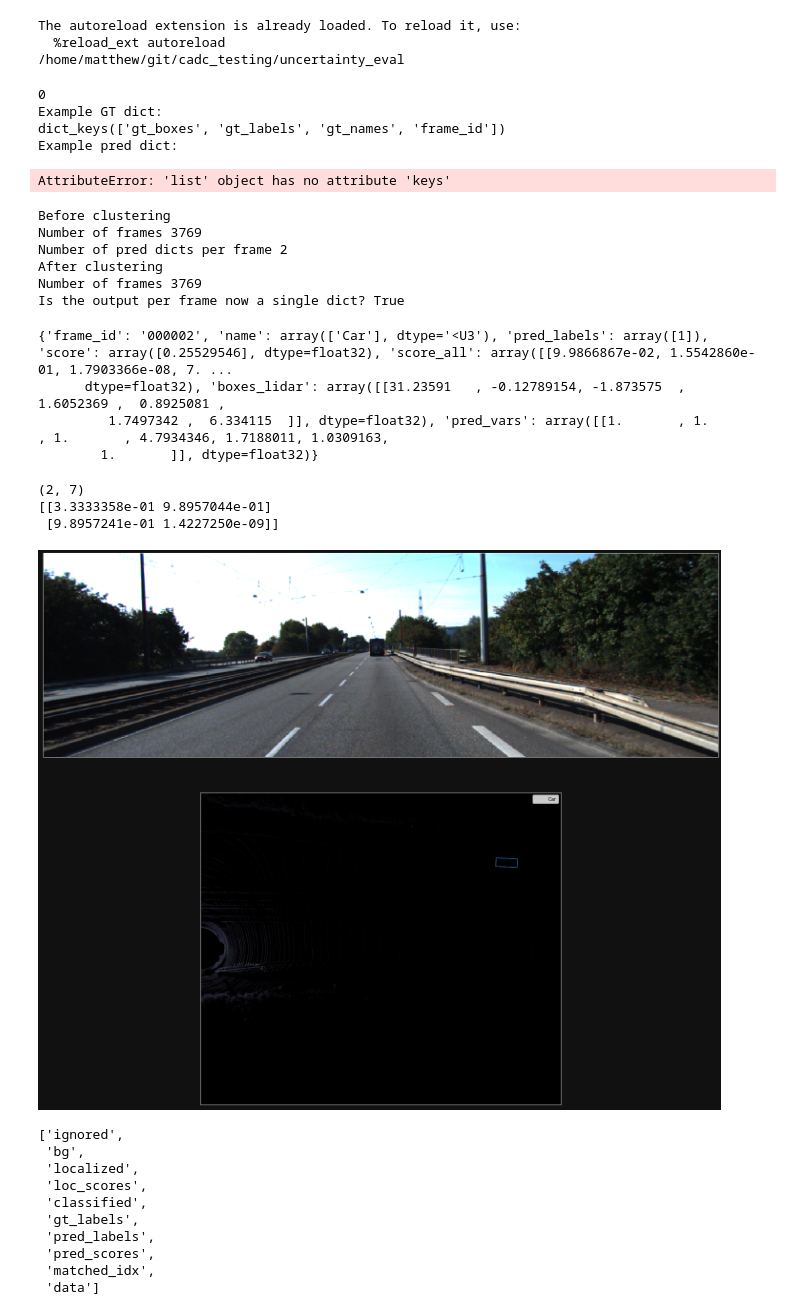
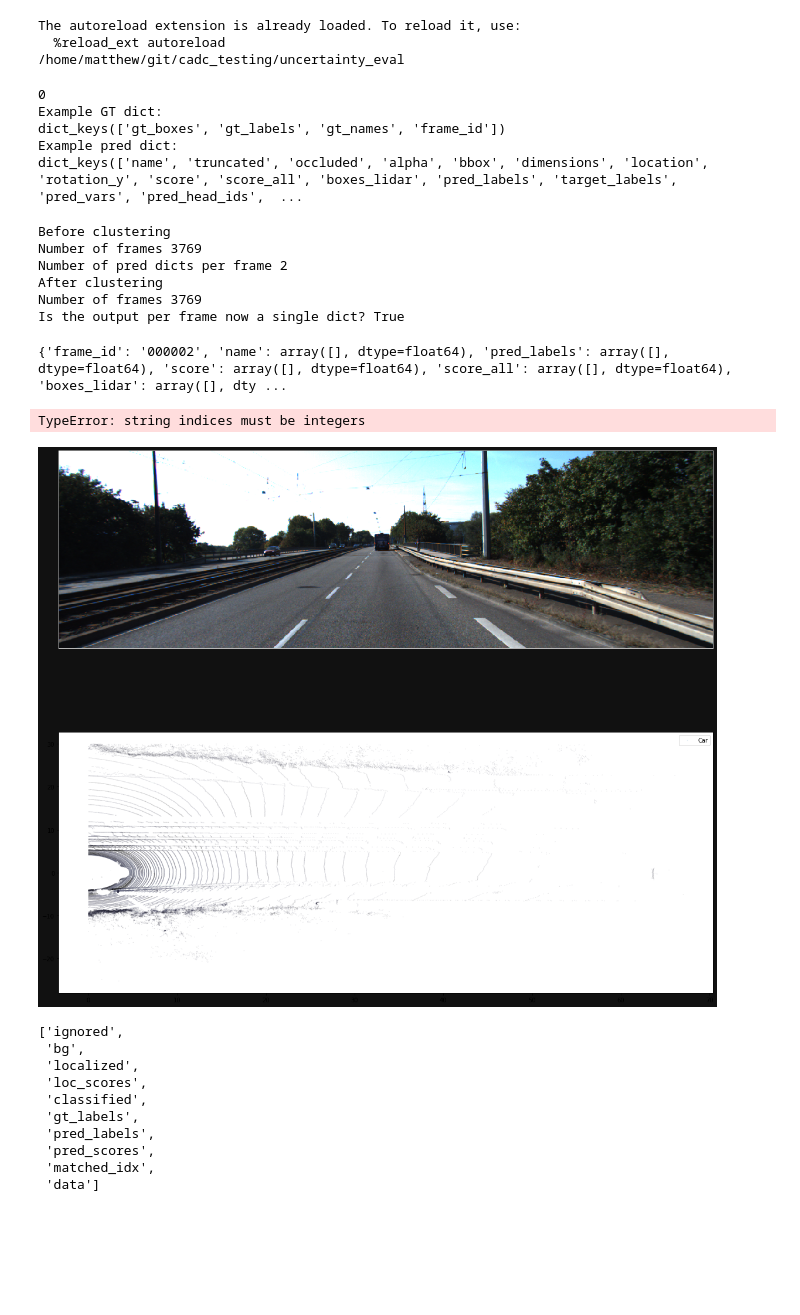
Before and after one commit to mpitropov/uncertainty_eval, a Jupyter notebook: detection_test_matthew.ipynb, the cells around one changed output. Cells and saved outputs as stored; diff of their text form; code cells hidden in the pictures; blank space fills up the shorter version.

Commit message:
cluster viz and bug fixes

```diff
--- a/detection_test_matthew.ipynb
+++ b/detection_test_matthew.ipynb
@@ -40,7 +40,7 @@ gts_path = os.path.join(logdir, 'gt.pkl')
 
 # Only one dict per frame
 logdir = '/home/matthew/git/cadc_testing/WISEOpenLidarPerceptron/output/kitti_models/pointpillar_var/dropout_120_epochs_seed_11/eval/eval_with_train/epoch_40/val'
-preds_path = os.path.join(logdir, 'result.pkl')
+preds_path = os.path.join(logdir, 'ensemble_result.pkl')
 
 # Clustering
 logdir = '/home/matthew/git/cadc_testing/uncertainty_eval'
@@ -96,22 +96,24 @@ gt_dicts, pred_dicts = load_dicts()
 print('Example GT dict:')
 print(gt_dicts[idx].keys())
 print('Example pred dict:')
-print(pred_dicts[idx].keys())
+print(pred_dicts[idx][0].keys())
 # %% [output]
 0
 Example GT dict:
 dict_keys(['gt_boxes', 'gt_labels', 'gt_names', 'frame_id'])
 Example pred dict:
+dict_keys(['name', 'truncated', 'occluded', 'alpha', 'bbox', 'dimensions', 'location', 'rotation_y', 'score', 'score_all', 'boxes_lidar', 'pred_labels', 'target_labels', 'pred_vars', 'pred_head_ids',  ...
-AttributeError: 'list' object has no attribute 'keys'
 # %%
 # Cluster pred_dicts
 from cluster import cluster_preds
+
+MIN_CLUSTER_SIZE = 3
 
 print("Before clustering")
 print("Number of frames", len(pred_dicts))
 print("Number of pred dicts per frame", len(pred_dicts[0]))
 
-pred_dicts = cluster_preds(pred_dicts)
+pred_dicts = cluster_preds(pred_dicts, MIN_CLUSTER_SIZE)
 
 print("After clustering")
 print("Number of frames", len(pred_dicts))
@@ -126,10 +128,7 @@ Is the output per frame now a single dict? True
 # %%
 print(pred_dicts[1])
 # %% [output]
-{'frame_id': '000002', 'name': array(['Car'], dtype='<U3'), 'pred_labels': array([1]), 'score': array([0.25529546], dtype=float32), 'score_all': array([[9.9866867e-02, 1.5542860e-01, 1.7903366e-08, 7. ...
-      dtype=float32), 'boxes_lidar': array([[31.23591   , -0.12789154, -1.873575  ,  1.6052369 ,  0.8925081 ,
-         1.7497342 ,  6.334115  ]], dtype=float32), 'pred_vars': array([[1.       , 1.       , 1.       , 4.7934346, 1.7188011, 1.0309163,
-        1.       ]], dtype=float32)}
+{'frame_id': '000002', 'name': array([], dtype=float64), 'pred_labels': array([], dtype=float64), 'score': array([], dtype=float64), 'score_all': array([], dtype=float64), 'boxes_lidar': array([], dty ...
 # %%
 ################################################################################
 #
@@ -171,38 +170,36 @@ class_colors = ['tab:gray', 'tab:blue', 'tab:cyan', 'tab:green', 'tab:gray']
 
 # Display all pred_dicts for a frame
 boxes = []
 for single_pred_dict in pred_dict:
-    for label, box in zip(np.argmax(single_pred_dict[0]['score_all'][:,:-1], axis=-1)+1, single_pred_dict[0]['boxes_lidar']):
+    for label, box in zip(np.argmax(single_pred_dict['score_all'][:,:-1], axis=-1)+1, single_pred_dict['boxes_lidar']):
         boxes.append(box)
         add_box(ax, box, color=class_colors[label])
         break
 boxes = np.stack(boxes)
 print(boxes.shape)
 print(DetectionEval.compute_ctable(boxes.copy(), boxes.copy(), criterion='iou_3d'))
 
 # Display first pred_dict in frame
 # for label, box in zip(np.argmax(pred_dict[0][0]['score_all'][:,:-1], axis=-1)+1, pred_dict[0][0]['boxes_lidar']):
 #     add_box(ax, box, color=class_colors[label])
 # Display second pred_dict in frame
 # for label, box in zip(np.argmax(pred_dict[1][0]['score_all'][:,:-1], axis=-1)+1, pred_dict[1][0]['boxes_lidar']):
 #     add_box(ax, box, color=class_colors[label])
 
 ax.set_xlim(xlim)
 ax.set_ylim(ylim)
 ax.set_aspect(1)
 ax.set_facecolor('black')
 ax.axes.xaxis.set_visible(False)
 ax.axes.yaxis.set_visible(False)
 for spine in ax.spines.values():
     spine.set_edgecolor('white')
 
 plt.tight_layout()
 plt.show()
 # %% [output]
-(2, 7)
-[[3.3333358e-01 9.8957044e-01]
- [9.8957241e-01 1.4227250e-09]]
+TypeError: string indices must be integers
-[figure, old version]
+[figure, new version]
 # %%
 def get_labels(data_dict):
     if 'gt_labels' in data_dict:
```
Also changed, not shown: 8 other files.
